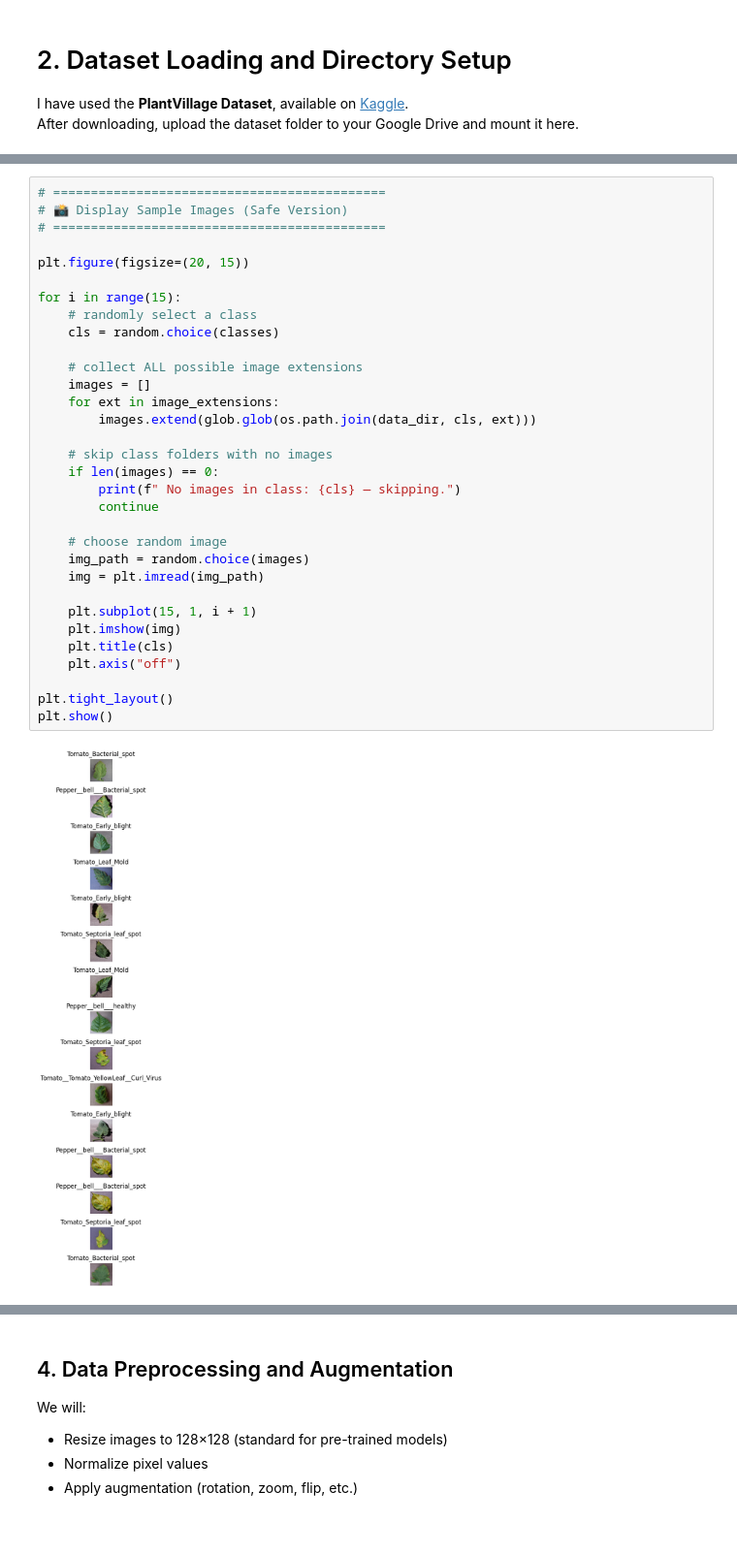
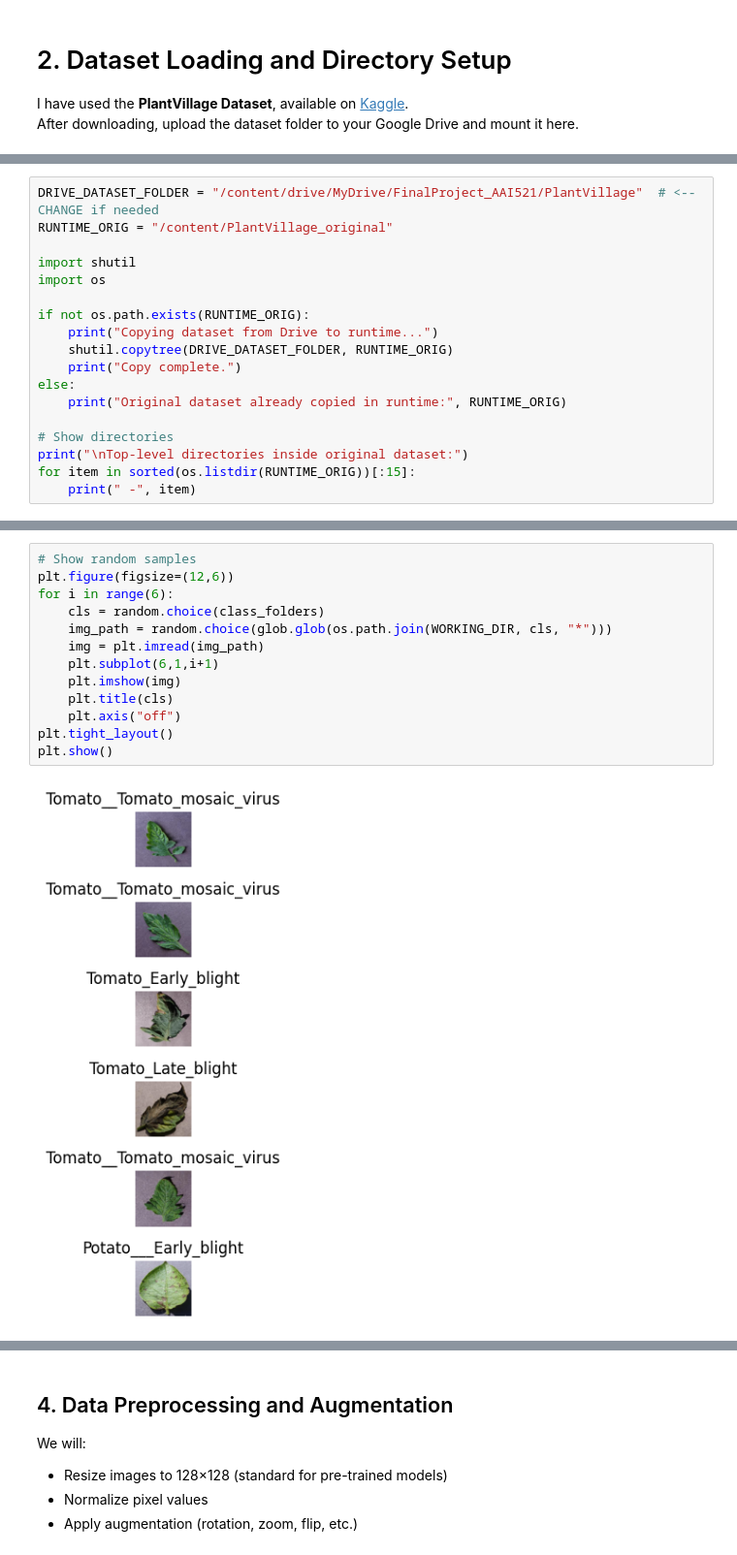
Before and after one commit to SamikshKodgire/AAI521_SmartVisionAgri, a Jupyter notebook: AAI_521_SKodgire_FinalProject.ipynb, the cells around one changed output, grey strips where cells are left out. Shown at 97% size. Drawn from its saved outputs; the diff is of its cells as text; blank space fills up the shorter version.

```diff
--- a/AAI_521_SKodgire_FinalProject.ipynb
+++ b/AAI_521_SKodgire_FinalProject.ipynb
@@ -80,0 +74,18 @@ Potato___Early_blight
+# %%
+DRIVE_DATASET_FOLDER = "/content/drive/MyDrive/FinalProject_AAI521/PlantVillage"  # <-- CHANGE if needed
+RUNTIME_ORIG = "/content/PlantVillage_original"
+
+import shutil
+import os
+
+if not os.path.exists(RUNTIME_ORIG):
+    print("Copying dataset from Drive to runtime...")
+    shutil.copytree(DRIVE_DATASET_FOLDER, RUNTIME_ORIG)
+    print("Copy complete.")
+else:
+    print("Original dataset already copied in runtime:", RUNTIME_ORIG)
+
+# Show directories
+print("\nTop-level directories inside original dataset:")
+for item in sorted(os.listdir(RUNTIME_ORIG))[:15]:
+    print(" -", item)
@@ -157,36 +227,17 @@ plt.show()
 # %%
-# ============================================
-# 📸 Display Sample Images (Safe Version)
-# ============================================
-
-plt.figure(figsize=(20, 15))
-
-for i in range(15):
-    # randomly select a class
-    cls = random.choice(classes)
-
-    # collect ALL possible image extensions
-    images = []
-    for ext in image_extensions:
-        images.extend(glob.glob(os.path.join(data_dir, cls, ext)))
-
-    # skip class folders with no images
-    if len(images) == 0:
-        print(f" No images in class: {cls} — skipping.")
-        continue
-
-    # choose random image
-    img_path = random.choice(images)
+# Show random samples
+plt.figure(figsize=(12,6))
+for i in range(6):
+    cls = random.choice(class_folders)
+    img_path = random.choice(glob.glob(os.path.join(WORKING_DIR, cls, "*")))
     img = plt.imread(img_path)
-
-    plt.subplot(15, 1, i + 1)
+    plt.subplot(6,1,i+1)
     plt.imshow(img)
     plt.title(cls)
     plt.axis("off")
-
 plt.tight_layout()
 plt.show()
 # %% [output]
-[figure, old version]
+[figure, new version]
 # %%
 # ============================================
```
Also changed, not shown: parts of 17 cells of this notebook.
